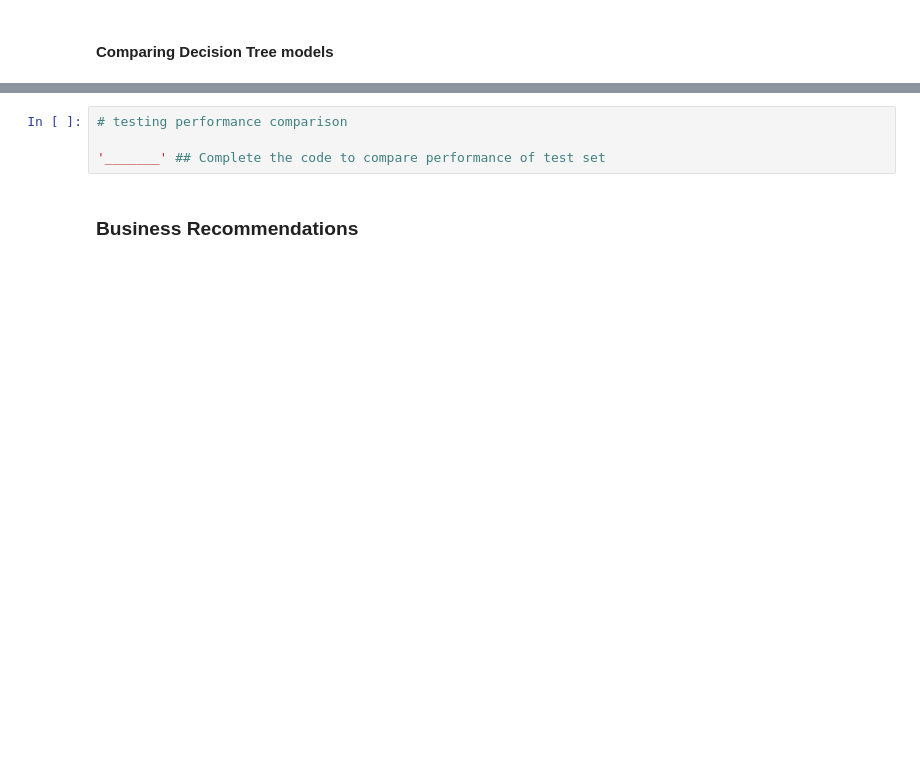
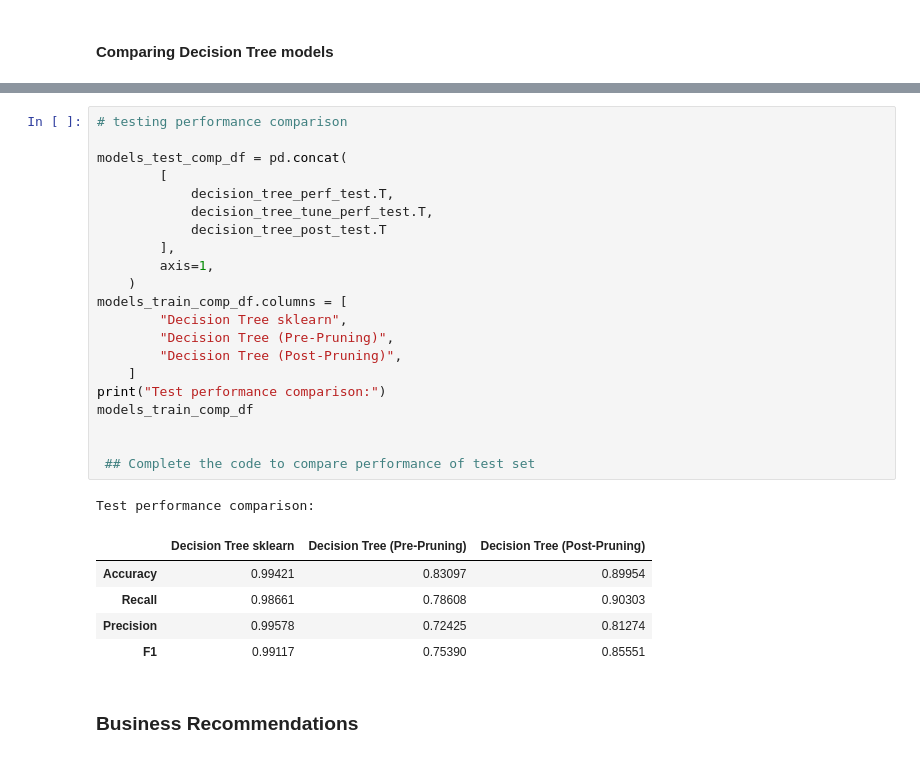
Before and after one commit to erika024/data-science, a Jupyter notebook: Copy_of_Project_SLC_DSBA_INNHotels_LowCode_V3_1.ipynb, the cells around one changed output, grey strips where cells are left out. Drawn from its saved outputs; the diff is of its cells as text; blank space fills up the shorter version.

```diff
--- a/Copy_of_Project_SLC_DSBA_INNHotels_LowCode_V3_1.ipynb
+++ b/Copy_of_Project_SLC_DSBA_INNHotels_LowCode_V3_1.ipynb
@@ -1565,6 +1596,30 @@ models_train_comp_df
 # %%
 # testing performance comparison
 
-'_______' ## Complete the code to compare performance of test set
+models_test_comp_df = pd.concat(
+        [
+            decision_tree_perf_test.T,
+            decision_tree_tune_perf_test.T,
+            decision_tree_post_test.T
+        ],
+        axis=1,
+    )
+models_train_comp_df.columns = [
+        "Decision Tree sklearn",
+        "Decision Tree (Pre-Pruning)",
+        "Decision Tree (Post-Pruning)",
+    ]
+print("Test performance comparison:")
+models_train_comp_df
+
+
+ ## Complete the code to compare performance of test set
+# %% [output]
+Test performance comparison:
+|  | Decision Tree sklearn | Decision Tree (Pre-Pruning) | Decision Tree (Post-Pruning) |
+| Accuracy | 0.99421 | 0.83097 | 0.89954 |
+| Recall | 0.98661 | 0.78608 | 0.90303 |
+| Precision | 0.99578 | 0.72425 | 0.81274 |
+| F1 | 0.99117 | 0.75390 | 0.85551 |
 # %% [markdown]
 ### Business Recommendations
```
Also changed, not shown: parts of 6 cells of this notebook.
